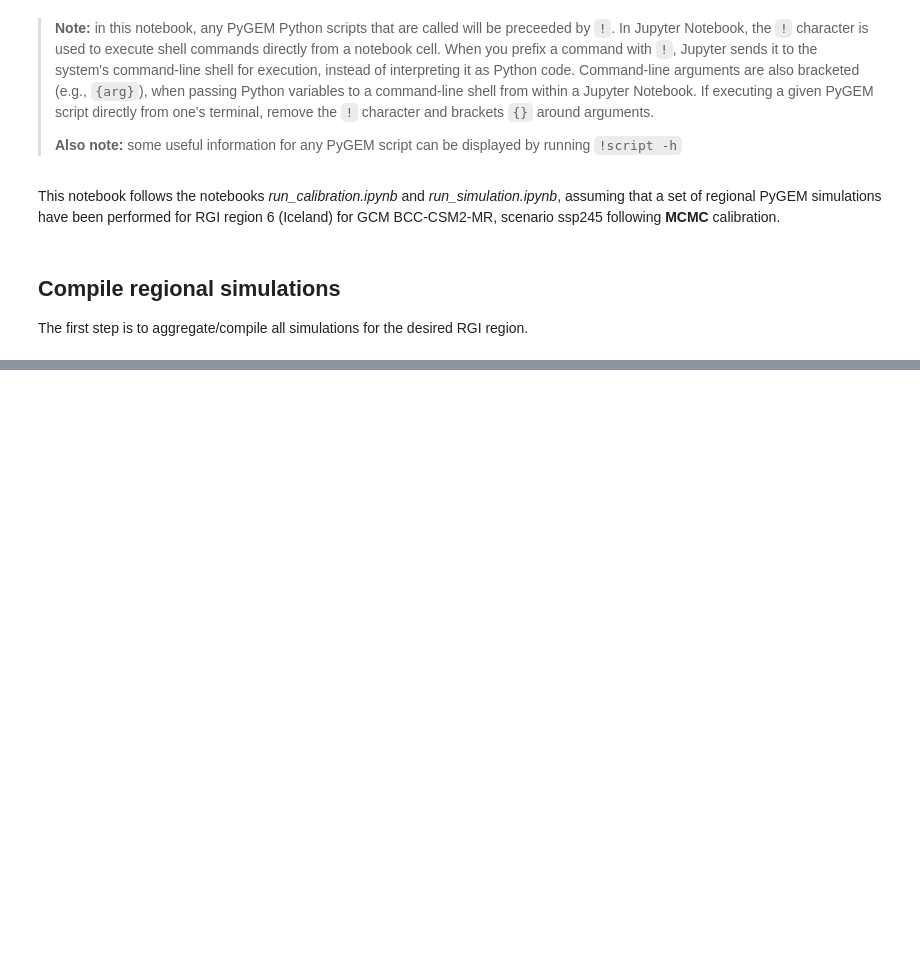
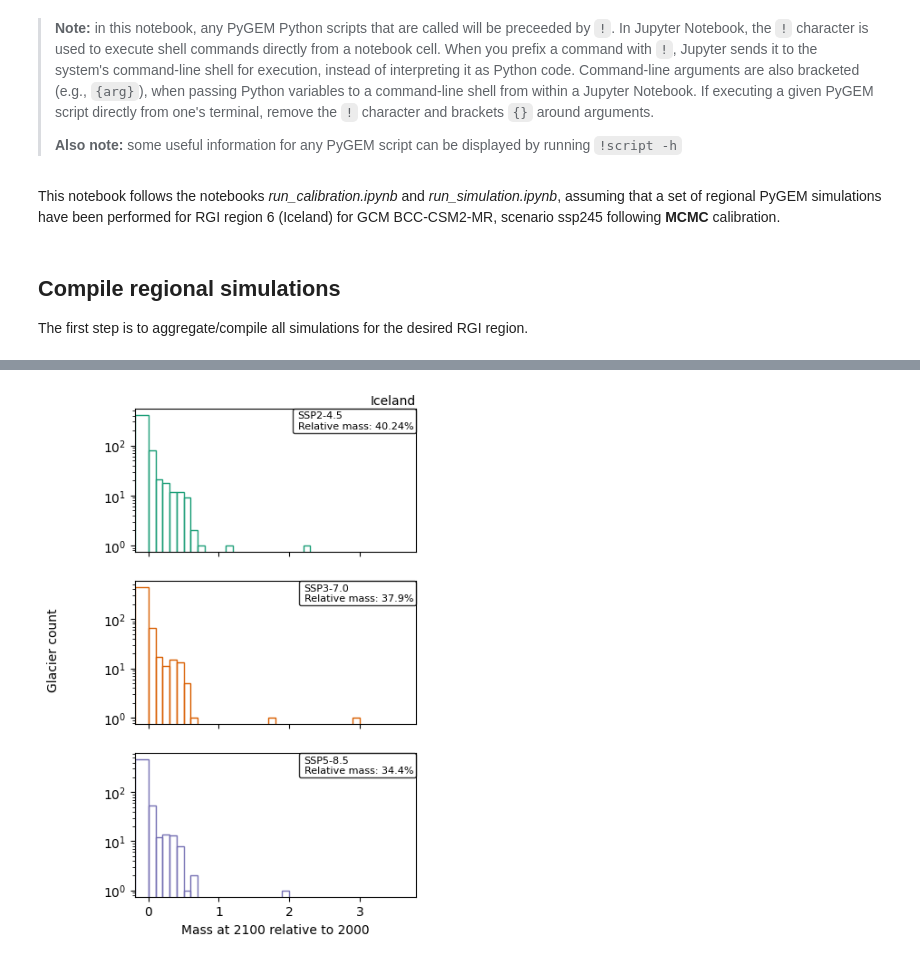
Before and after one commit to PyGEM-Community/PyGEM-notebooks, a Jupyter notebook: analyze_regional_change.ipynb, the cells around one changed output, grey strips where cells are left out. Drawn from its saved outputs; the diff is of its cells as text; code cells hidden in the pictures; blank space fills up the shorter version.

Commit message:
analyze_regional_change notebook

```diff
--- a/analyze_regional_change.ipynb
+++ b/analyze_regional_change.ipynb
@@ -36,4 +55,9 @@ region = 6  # Iceland
 calib = 'MCMC'  # `MCMC` calibration opt
 startyr = 2000  # simulations start year
 endyr = 2100    # simulations end year
+
+# which GCMs were processed in run_simulation.ipynb? modify if different options were run!
+gcms = ['BCC-CSM2-MR', 'EC-Earth3-Veg', 'INM-CM5-0']
+# and which scenarios?
+scenarios=['ssp245','ssp370','ssp585']
 # %%
@@ -57,0 +148,9 @@ Regional analysis can now be completed for the variables of interest.  Below we'
+# %%
+# specify where to look for results
+agg_path = f"{pygem_prms['root']}/Output/simulations/compile/glacier_stats/"
+
+# variables of interest
+vns = ['mass_annual', 'area_annual', 'runoff_fixed_monthly']
+
+# choose a year to normalize values to
+normyear=2000
@@ -57,0 +263,67 @@ Regional analysis can now be completed for the variables of interest.  Below we'
+# %%
+# create histogram of mass at 2100 / mass at 2000
+nbins = 20
+yoi=2100
+
+fig,ax = plt.subplots(3,figsize=(4,7),sharex=True)
+
+# Dataset variable name
+ds_vn = ds_vn_dict['mass_annual']
+ds_fp = agg_path + '/' + ds_vn + '/' + str(region).zfill(2) + '/'
+
+# instantiate lists to hold relative perglacier mass
+relative_mass_perglac = []
+relative_mass_perglac_rounce = []
+
+# loop through scenarios
+for nscenario,ssp in enumerate(scenarios):
+    ds_fns = glob.glob(ds_fp + 'R' + str(region).zfill(2) + '_glac_mass_annual_' + ssp + '*.nc')
+
+    if len(ds_fns)==0:
+        continue
+
+    # read in xarray dataset
+    ds = xr.open_dataset(ds_fns[0])
+    # take median values for each glacier across all climate models
+    ds_med = ds.median(dim='model')
+    # also sum to get total remaining mass
+    ds_med_sum = ds_med.sum(dim='glacier')
+
+    # get indices of timesteps of interest
+    idx0 = np.where(ds.time.values==2000)[0][0]
+    idx1 = np.where(ds.time.values==yoi)[0][0]
+
+    # get relative mass for each glacier
+    rel_mass = ds_med[ds_vn].isel(time=idx1).values / ds_med[ds_vn].isel(time=idx0).values
+
+    relative_mass_perglac.append(rel_mass)
+
+    # fake plot to put info in legend
+    ax[nscenario].plot([],[], ' ', label=f'{scenario_namedict[ssp]}\nRelative mass: {np.round(((ds_med_sum[ds_vn].values[idx1]/ds_med_sum[ds_vn].values[idx0])*100),2)}%')
+
+# loop again to plot with same bins and extents
+# get absolute max
+max_ = max([np.nanmax(x) for x in relative_mass_perglac])
+for nscenario,ssp in enumerate(scenarios):
+
+    _, bins, _ = ax[nscenario].hist(relative_mass_perglac[nscenario], bins=np.arange(1e-5,max_,.1), facecolor='None', edgecolor=scenario_colordict[ssp], log=True)
+
+    if nscenario==0:
+        xlims = ax[nscenario].get_xlim()
+
+    # make zero bin
+    ax[nscenario].hist(relative_mass_perglac[nscenario], bins=[xlims[0],0], facecolor='None', edgecolor=scenario_colordict[ssp], log=True )
+
+    ax[nscenario].set_xlim(xlims[0],bins[-1])
+
+    ax[nscenario].legend(loc='upper right', fontsize=8, ncol=1, columnspacing=0.5, labelspacing=0.25,
+                handlelength=0, handletextpad=0.25, borderpad=0.25, borderaxespad=0, edgecolor='k', frameon=True, bbox_to_anchor=(1, 1))
+
+
+# set lower ylim to zero
+ax[0].text(1, 1.01, rgi_reg_dict[region], size=10, horizontalalignment='right',
+            verticalalignment='bottom', transform=ax[0].transAxes)
+ax[0].text(-0.1, 0.5, 'Glacier count', size=10, horizontalalignment='center',
+            verticalalignment='center', rotation=90, transform=fig.transFigure)
+ax[-1].set_xlabel(f'Mass at {yoi} relative to 2000')
+# %% [output]
@@ -57,0 +331 @@ Regional analysis can now be completed for the variables of interest.  Below we'
+[figure, added]
```
Also changed, not shown: parts of 16 cells of this notebook, 1 other file.
